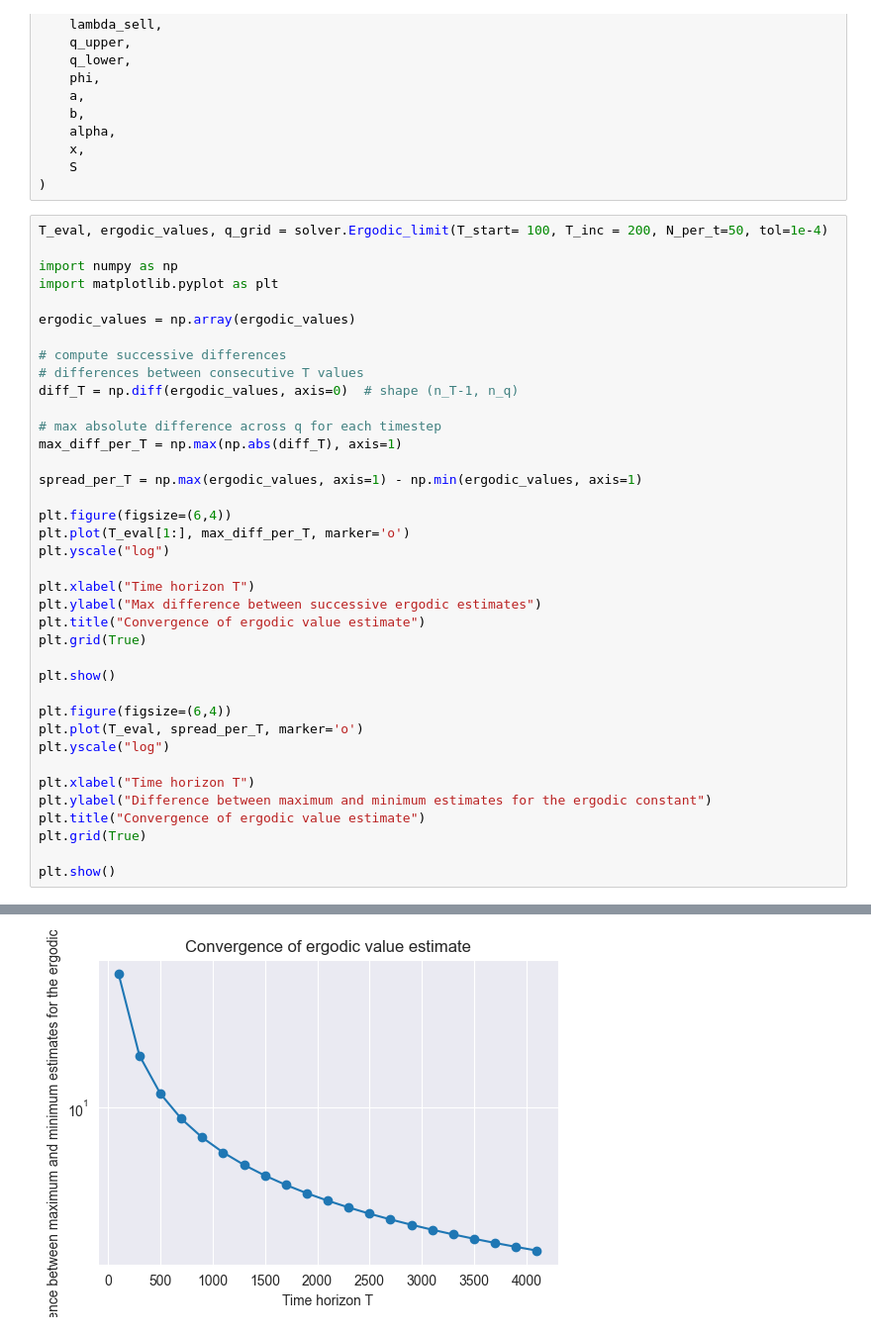
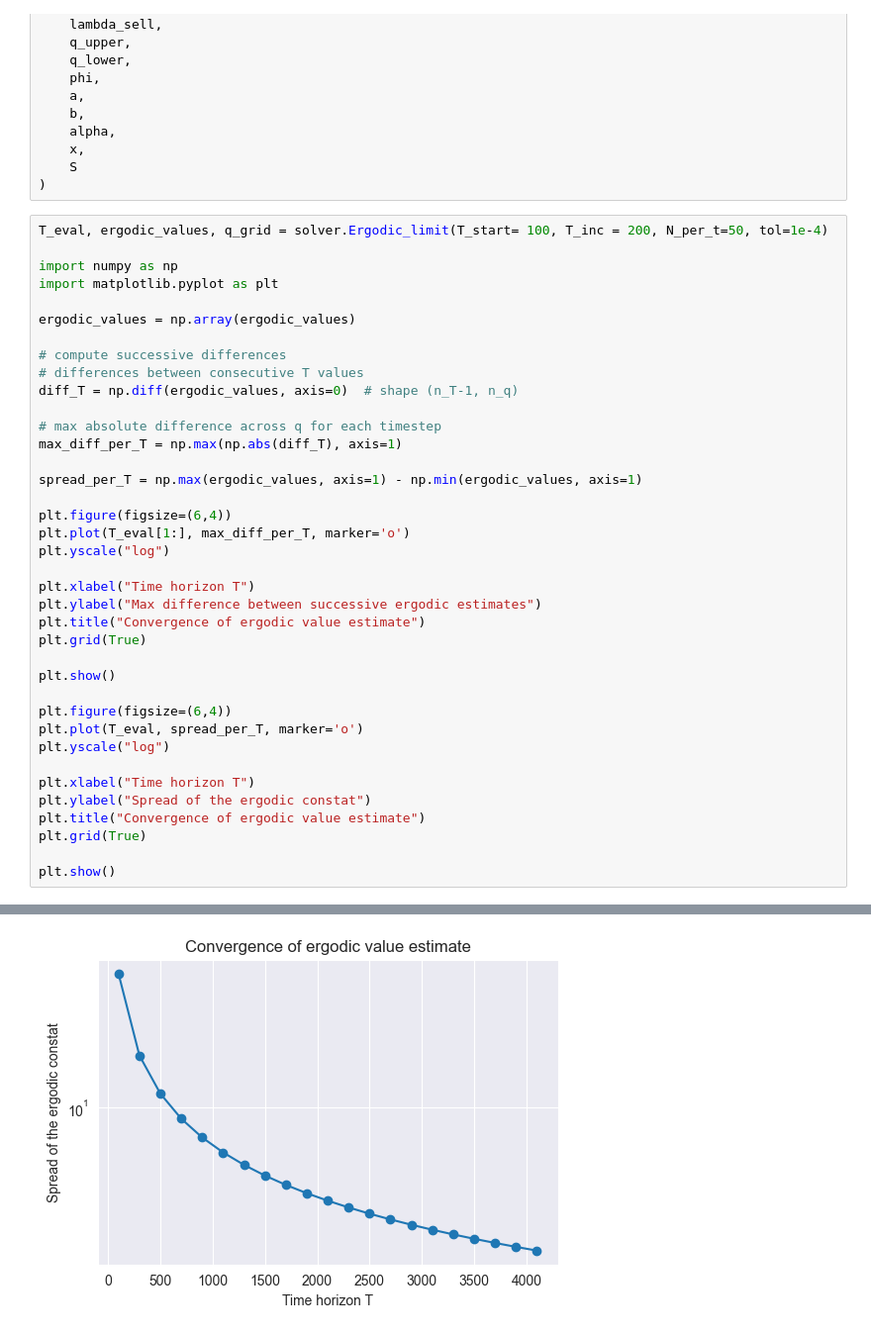
Before and after one commit to ben-jamie-son/mml-reinforcement-learning, a Jupyter notebook: MM_parmater_learning-main/Comparison_Sim.ipynb, the cells around one changed output, grey strips where cells are left out. Shown at 99% size. Saved outputs shown, nothing was run; the diff lists cells and outputs as text.

```diff
--- a/MM_parmater_learning-main/Comparison_Sim.ipynb
+++ b/MM_parmater_learning-main/Comparison_Sim.ipynb
@@ -752,35 +804,35 @@ plt.grid(True)
 plt.show()
 
 plt.figure(figsize=(6,4))
 plt.plot(T_eval, spread_per_T, marker='o')
 plt.yscale("log")
 
 plt.xlabel("Time horizon T")
-plt.ylabel("Difference between maximum and minimum estimates for the ergodic constant")
+plt.ylabel("Spread of the ergodic constat")
 plt.title("Convergence of ergodic value estimate")
 plt.grid(True)
 
 plt.show()
 # %% [output]
 T:500
 Difference:20.04838950245416
 T:700
 Difference:4.0031605040614755
 T:900
 Difference:1.7144828689669689
 T:1100
 Difference:0.9526158023377236
 T:1300
 Difference:0.6071537211015317
 T:1500
 Difference:0.41978762701090266
 ... (22 lines left out)
 T:3900
 Difference:0.046852981274355776
 T:4100
 Difference:0.04220137482749786
 [figure]
-[figure, old version]
+[figure, new version]
 # %%
 import numpy as np
 import matplotlib.pyplot as plt
```
Also changed, not shown: parts of 4 cells of this notebook, 5 other files.
